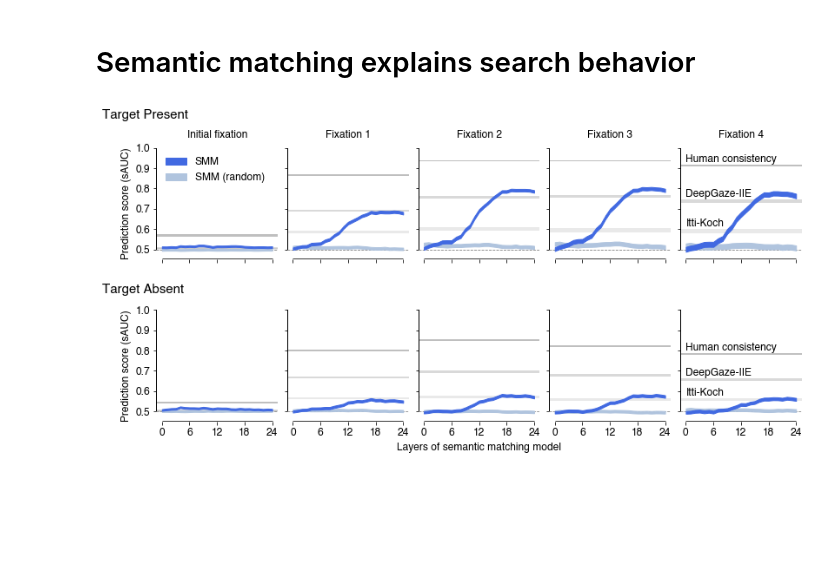
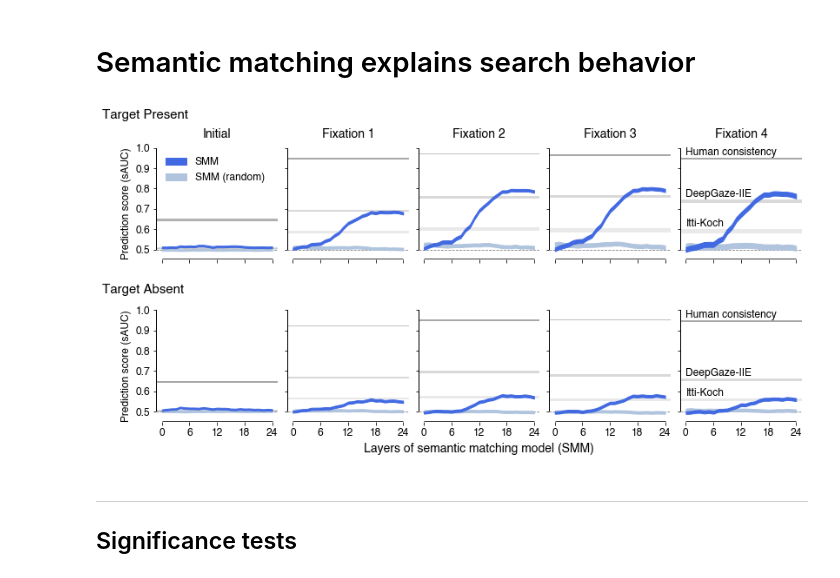
Before and after one commit to grustanford/latent_matching, a Jupyter notebook: notebooks/Figure2.ipynb, the cells around one changed output. Drawn from its saved outputs; the diff is of its cells as text; code cells hidden in the pictures; blank space fills up the shorter version.

```diff
--- a/notebooks/Figure2.ipynb
+++ b/notebooks/Figure2.ipynb
@@ -11,12 +11,12 @@ from src.visualization import utils
 utils.setup_matplotlib()
 # %%
 data_split  = 'trainval'
-path_maps   = '../data/processed/maps'
+path_maps   = '/Volumes/T7/data/coco/maps/m'
 
 scores = {}
-for name_maps in ['smm', 'smm_rnd', 'ittikoch', 'deepgaze', 'human']:
+for name_maps in ['smm', 'smm_rnd', 'ittikoch', 'deepgaze', 'human_early']:
     scores[name_maps] = {}
-    for name_scores in ['nss', 'auc', 'sauc']:
+    for name_scores in ['sauc']:
         scores[name_maps][name_scores] = {}
         with open(f'{path_maps}/{name_maps}/{name_scores}_{data_split}.pkl', 'rb') as f:
             score = pickle.load(f)
@@ -27,67 +27,59 @@ for name_maps in ['smm', 'smm_rnd', 'ittikoch', 'deepgaze', 'human']:
 nm = 'sauc'
 chance = 0.5
 ylims  = [0.45,1.0]
 layers = np.arange(0,25)
 scan_orders = [0,1,2,3,4]
 os_i, os_d, os_h = 0.012, 0.012, 0.012
 
 f,ax = plt.subplots(2,len(scan_orders),figsize=[13.3,5.8], sharex=True, sharey=True)
 plt.subplots_adjust(wspace=0.08, hspace=0.45)
 for i in range(len(scan_orders)):
-    # SMM
-    m_tp, s_tp, m_ta, s_ta = *scores['smm'][nm]['tp'], *scores['smm'][nm]['ta']
-    ax[0,i].fill_between(layers, m_tp[i]-s_tp[i], m_tp[i]+s_tp[i], label='SMM', color='royalblue')
-    ax[1,i].fill_between(layers, m_ta[i]-s_ta[i], m_ta[i]+s_ta[i], label='SMM', color='royalblue')
+    for i_cond, cond in enumerate(['tp', 'ta']):
+        # SMM
+        m, s = scores['smm'][nm][cond]
+        ax[i_cond,i].fill_between(layers, m[i]-s[i], m[i]+s[i], label='SMM', color='royalblue')
 
-    # SMM-random
-    m_tp, s_tp, m_ta, s_ta = *scores['smm_rnd'][nm]['tp'], *scores['smm_rnd'][nm]['ta']
-    ax[0,i].fill_between(layers, m_tp[i]-s_tp[i], m_tp[i]+s_tp[i], label='SMM (random)', color='lightsteelblue', zorder=-1)
-    ax[1,i].fill_between(layers, m_ta[i]-s_ta[i], m_ta[i]+s_ta[i], label='SMM (random)', color='lightsteelblue', zorder=-1)
+        # SMM-random
+        m, s = scores['smm_rnd'][nm][cond]
+        ax[i_cond,i].fill_between(layers, m[i]-s[i], m[i]+s[i], label='SMM (random)', color='lightsteelblue', zorder=-1)
 
-    # Itti-Koch
-    m_tp, s_tp, m_ta, s_ta = *scores['ittikoch'][nm]['tp'], *scores['ittikoch'][nm]['ta']
-    ax[0,i].axhspan((m_tp-s_tp)[i], (m_tp+s_tp)[i], color='darkgray', linewidth=0, alpha=0.25, zorder=-2)
-    ax[1,i].axhspan((m_ta-s_ta)[i], (m_ta+s_ta)[i], color='darkgray', linewidth=0, alpha=0.25, zorder=-2)
-    if i == 4:
-        ax[0,i].text(0, (m_tp+s_tp)[-1]+os_i, 'Itti-Koch', color='k')
-        ax[1,i].text(0, (m_ta+s_ta)[-1]+os_i, 'Itti-Koch', color='k')
+        # Itti-Koch
+        m, s = scores['ittikoch'][nm][cond]
+        ax[i_cond,i].axhspan(m[i]-s[i], m[i]+s[i], color='darkgray', linewidth=0, alpha=0.25, zorder=-2)
+        if i == 4: ax[i_cond,i].text(0, (m+s)[-1]+os_i, 'Itti-Koch', color='k')
 
-    # DeepGaze-IIE
-    m_tp, s_tp, m_ta, s_ta = *scores['deepgaze'][nm]['tp'], *scores['deepgaze'][nm]['ta']
-    ax[0,i].axhspan((m_tp-s_tp)[i], (m_tp+s_tp)[i], color='dimgray', linewidth=0, alpha=0.25, zorder=-2)
-    ax[1,i].axhspan((m_ta-s_ta)[i], (m_ta+s_ta)[i], color='dimgray', linewidth=0, alpha=0.25, zorder=-2)
-    if i == 4:
-        ax[0,i].text(0, (m_tp+s_tp)[-1]+os_d, 'DeepGaze-IIE', color='k')
-        ax[1,i].text(0, (m_ta+s_ta)[-1]+os_d, 'DeepGaze-IIE', color='k')
+        # DeepGaze-IIE
+        m, s = scores['deepgaze'][nm][cond]
+        ax[i_cond,i].axhspan(m[i]-s[i], m[i]+s[i], color='dimgray', linewidth=0, alpha=0.25, zorder=-2)
+        if i == 4: ax[i_cond,i].text(0, (m+s)[-1]+os_i, 'DeepGaze-IIE', color='k')
 
-    # Human consistency
-    m_tp, s_tp, m_ta, s_ta = *scores['human'][nm]['tp'], *scores['human'][nm]['ta']
-    ax[0,i].axhspan((m_tp-s_tp)[i], (m_tp+s_tp)[i], color='k', linewidth=0, alpha=0.25, zorder=-2)
-    ax[1,i].axhspan((m_ta-s_ta)[i], (m_ta+s_ta)[i], color='k', linewidth=0, alpha=0.25, zorder=-2)
-    if i == 4:
-        ax[0,i].text(0, (m_tp+s_tp)[-1]+os_h, 'Human consistency', color='k')
-        ax[1,i].text(0, (m_ta+s_ta)[-1]+os_h, 'Human consistency', color='k')
+        # Human consistency
+        m, s = scores['human_early'][nm][cond]
+        ax[i_cond,i].axhspan(m[i]-s[i], m[i]+s[i], color='k', linewidth=1, alpha=0.25, zorder=-2)
+        if i == 4: ax[i_cond,i].text(0, (m+s)[-1]+os_h, 'Human consistency', color='k')
+
+        # Chance
+        ax[i_cond,i].axhline(y=chance, linestyle='dashed', color='gray', zorder=-2, linewidth=0.8)
 
     # Other
-    if i == 0:
-        ax[0,i].set_title(f'Initial fixation')
-    else:
-        ax[0,i].set_title(f'Fixation {i}')
-    ax[0,i].axhline(y=chance, linestyle='dashed', color='gray', zorder=-2, linewidth=0.8)
-    ax[1,i].axhline(y=chance, linestyle='dashed', color='gray', zorder=-2, linewidth=0.8)
+    if i == 0: ax[0,i].set_title(f'Initial', fontsize=14)
+    else: ax[0,i].set_title(f'Fixation {i}', fontsize=14)
 
 plt.ylim(ylims)
 for i in range(5):
     utils.draw_publish_axis(ax[0,i], [0,24], [0.5,1], None, np.linspace(0.5,1.,num=6))
     utils.draw_publish_axis(ax[1,i], [0,24], [0.5,1], [0,6,12,18,24], np.linspace(0.5,1.,num=6))
 
 plt.text(0.06, 0.96, 'Target Present', fontsize=15, transform=plt.gcf().transFigure)
 plt.text(0.06, 0.48, 'Target Absent',  fontsize=15, transform=plt.gcf().transFigure)
 ax[0,0].set_ylabel('Prediction score (sAUC)')
 ax[1,0].set_ylabel('Prediction score (sAUC)')
-ax[1,2].set_xlabel('Layers of semantic matching model')
+ax[1,2].set_xlabel('Layers of semantic matching model (SMM)', fontsize=14)
 ax[0,0].legend(frameon=False, loc='upper left')
 plt.savefig(f'{utils.DIR_FIGURE}/fig2.pdf', bbox_inches='tight')
 plt.show()
 # %% [output]
-[figure, old version]
+[figure, new version]
+# %% [markdown]
+---
+## Significance tests
```
Also changed, not shown: parts of 13 cells of this notebook, 12 other files.
